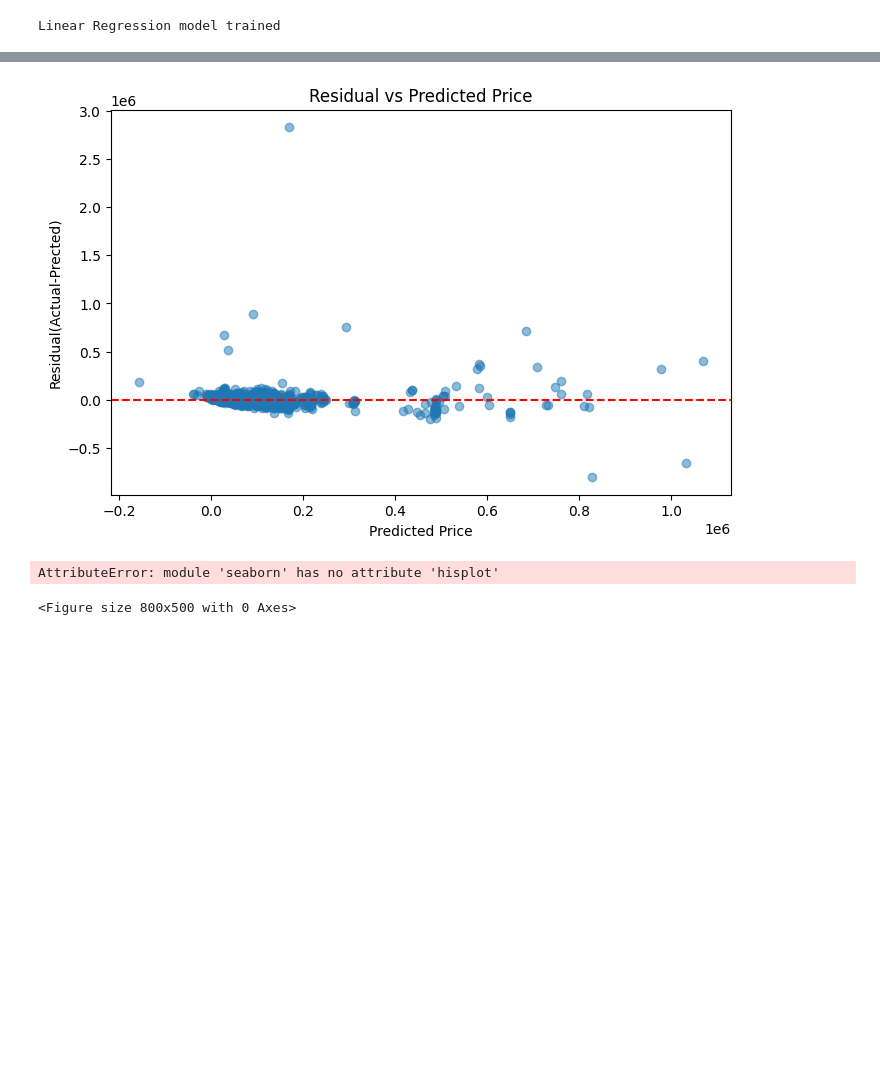
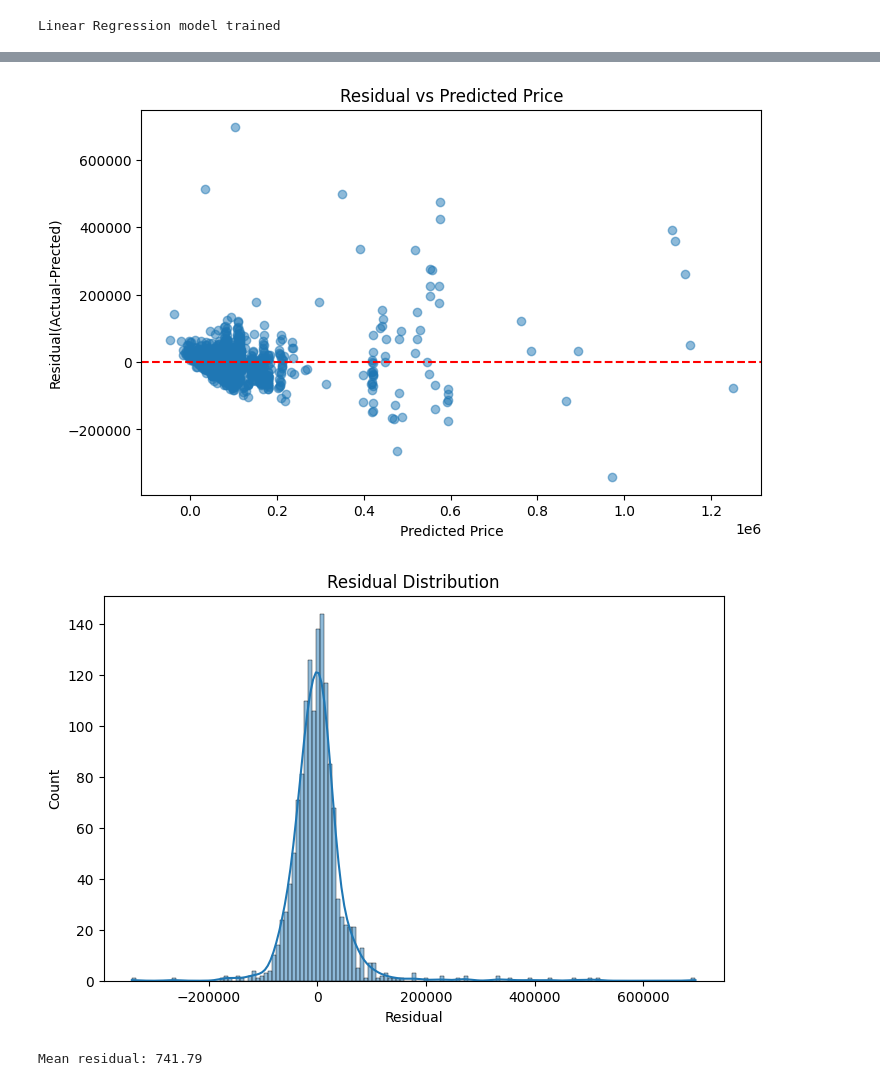
Before and after one commit to dhakadtanu186-cmyk/Machine_Learning, a Jupyter notebook: Bike_price.ipynb, the cells around one changed output, grey strips where cells are left out. Saved outputs shown, nothing was run; the diff lists cells and outputs as text; code cells hidden in the pictures; blank space fills up the shorter version.

```diff
--- a/Bike_price.ipynb
+++ b/Bike_price.ipynb
@@ -491,7 +491,7 @@ transformers =[]
 if numerical_column:
     transformers.append(("numeric",numeric_pipeline,numerical_column))
 if categorical_column:
-    transformers.append(("categorical",categorical_pipeline,categorical_columns))
+    transformers.append(("categorical",categorical_pipeline,categorical_column))
 
 preprocessor=ColumnTransformer(transformers=transformers)
 
@@ -556,20 +559,20 @@ Text(0.5, 1.0, 'Actual vs Predicted Bike Price')
 # %%
 residuals=y_test-y_pred
 
 plt.figure(figsize=(8,5))
 plt.scatter(y_pred,residuals,alpha=0.5)
 plt.axhline(0,color="red",linestyle="--")
 plt.xlabel("Predicted Price")
 plt.ylabel("Residual(Actual-Prected)")
 plt.title("Residual vs Predicted Price")
 plt.show()
 plt.figure(figsize=(8,5))
-sns.hisplot(residuals,kde=True)
+sns.histplot(residuals,kde=True)
 plt.title("Residual Distribution")
 plt.xlabel("Residual")
 plt.show()
 print("Mean residual:",round(residuals.mean(),2))
 # %% [output]
-[figure, old version]
+[figure, new version]
+[figure, added]
-AttributeError: module 'seaborn' has no attribute 'hisplot'
+Mean residual: 741.79
-<Figure size 800x500 with 0 Axes>
```
Also changed, not shown: parts of 3 cells of this notebook.
